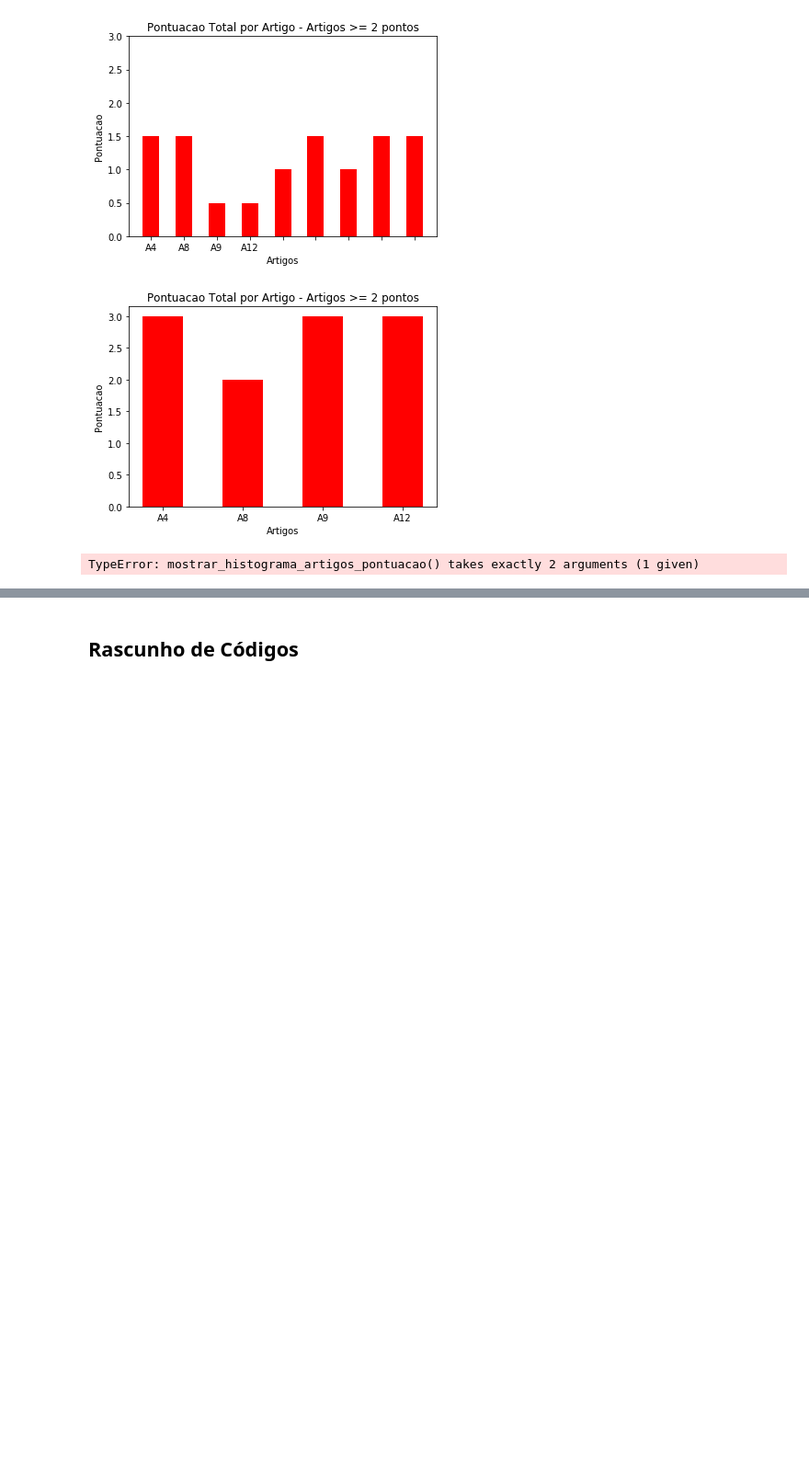
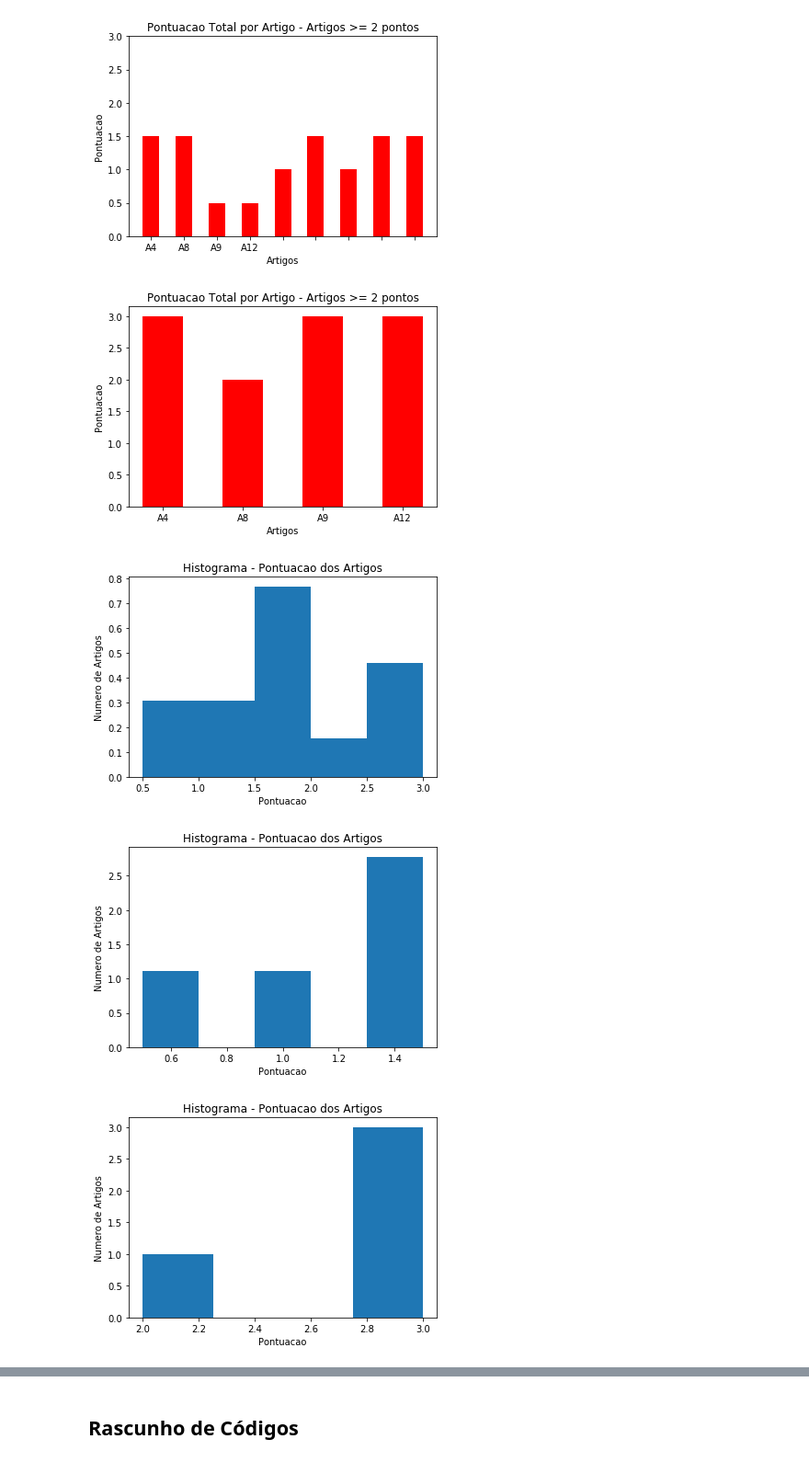
Before and after one commit to esponja92/codigoslr, a Jupyter notebook: SLR_Script.ipynb, the cells around one changed output, grey strips where cells are left out. Shown at 92% size. Cells and saved outputs as stored; diff of their text form; code cells hidden in the pictures; blank space fills up the shorter version.

```diff
--- a/SLR_Script.ipynb
+++ b/SLR_Script.ipynb
@@ -117,24 +155,26 @@ mostrar_grafico_pontuacao_total_por_artigo(df3)
 # %%
 def mostrar_histograma_artigos_pontuacao(df, normalizado):
 
     dfPoint = pd.DataFrame(np.array(df.iloc[1:,7]))
 
     dfPoint.columns = ['somatorio']
     dfPoint = dfPoint.apply(pd.to_numeric)
 
     hist=np.histogram(dfPoint['somatorio'], density=True)
 
     plt.hist(dfPoint['somatorio'], bins='auto', normed=normalizado)  # arguments are passed to np.histogram
     plt.title("Histograma - Pontuacao dos Artigos")
     plt.xlabel("Pontuacao")
     plt.ylabel("Numero de Artigos")
     plt.show()
 
-mostrar_histograma_artigos_pontuacao(df1)
-mostrar_histograma_artigos_pontuacao(df2)
-mostrar_histograma_artigos_pontuacao(df3)
+mostrar_histograma_artigos_pontuacao(df1,True)
+mostrar_histograma_artigos_pontuacao(df2,True)
+mostrar_histograma_artigos_pontuacao(df3,True)
 # %% [output]
-TypeError: mostrar_histograma_artigos_pontuacao() takes exactly 2 arguments (1 given)
+[figure, added]
+[figure, added]
+[figure, added]
 # %%
 def mostrar_grafico_pontuacao_parcial_por_artigo(df):
 
```
Also changed, not shown: parts of 4 cells of this notebook.
